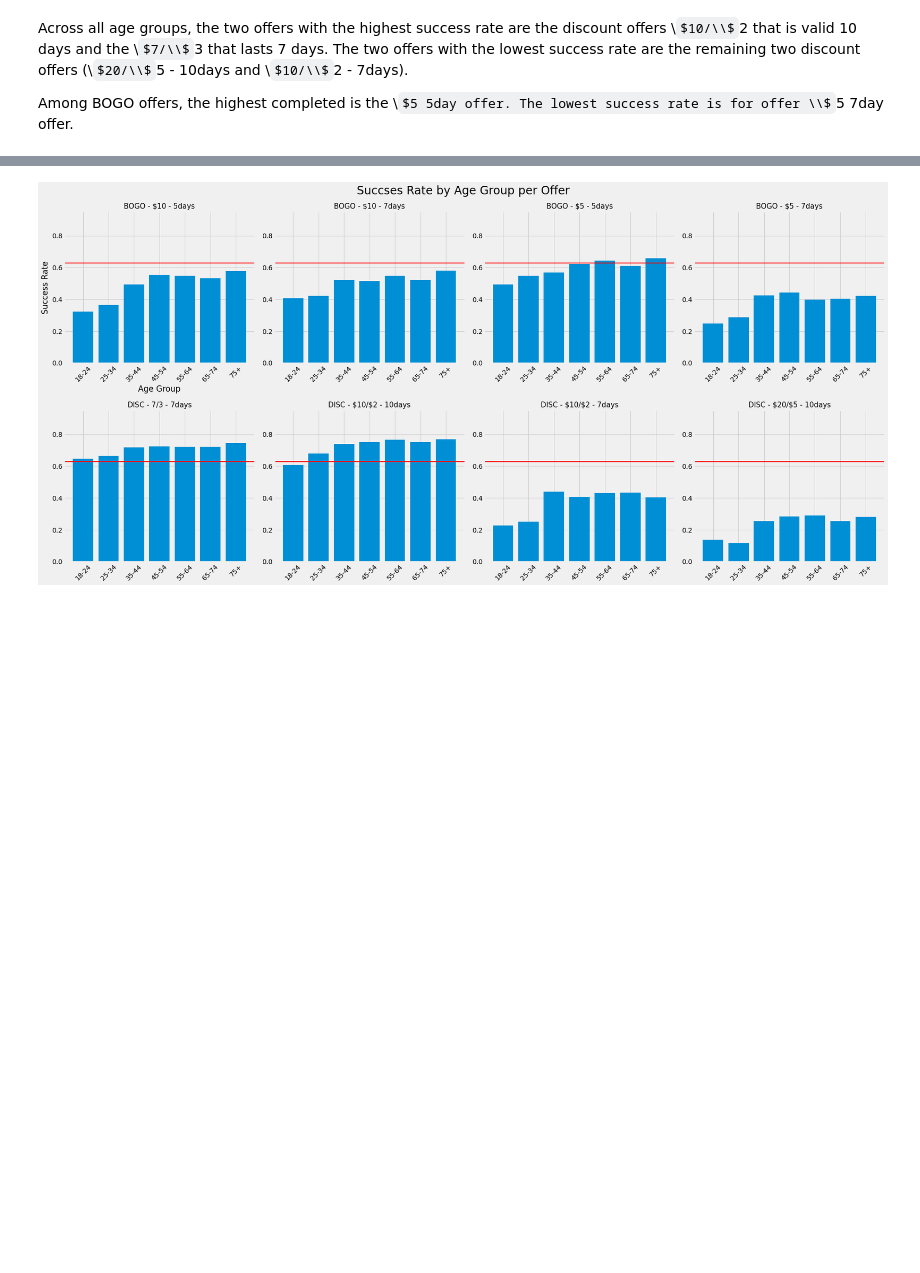
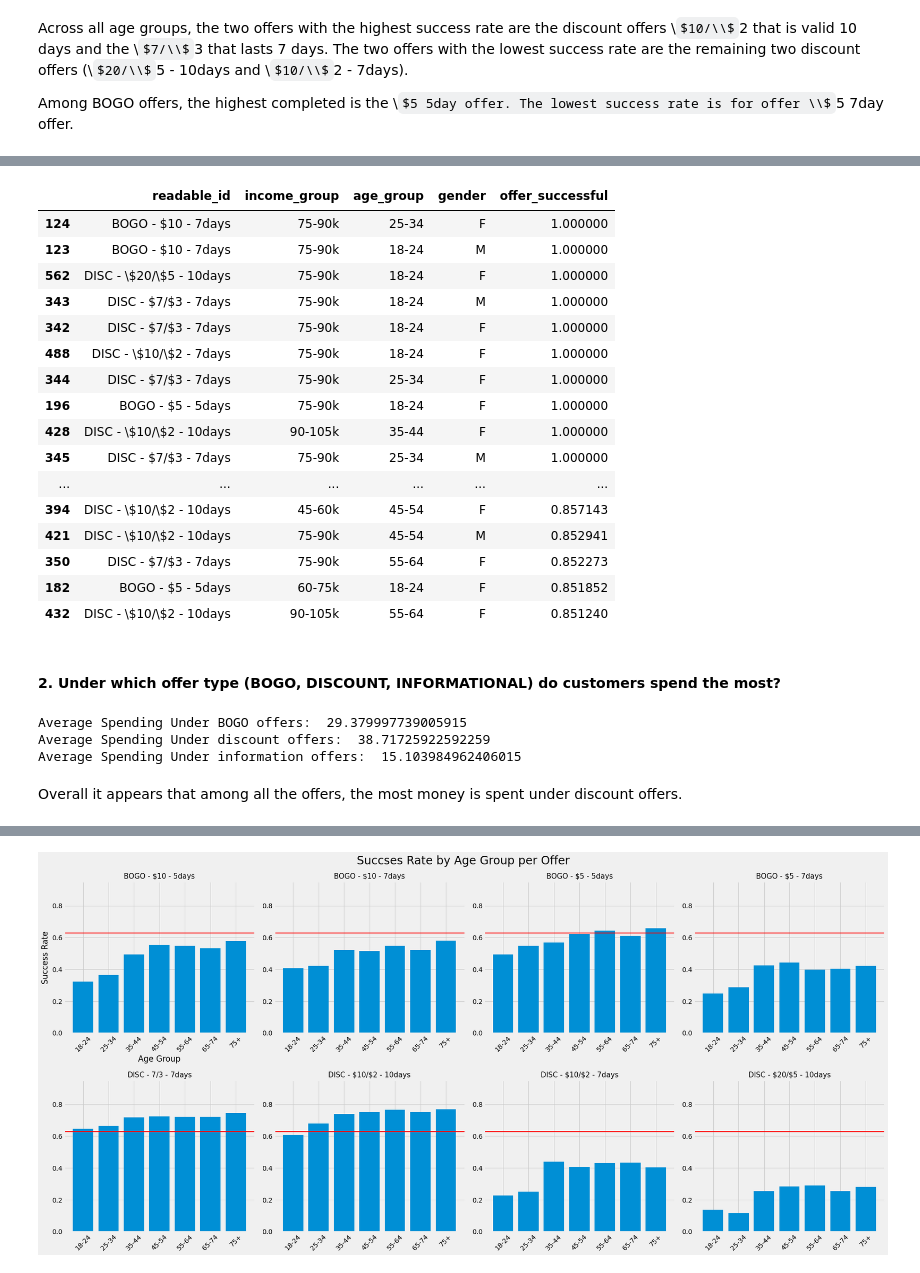
Before and after one commit to jnish23/Starbucks-Capstone, a Jupyter notebook: Starbucks_Capstone_notebook.ipynb, the cells around one changed output, grey strips where cells are left out. Drawn from its saved outputs; the diff is of its cells as text; code cells hidden in the pictures; some formulas as TeX source; blank space fills up the shorter version.

```diff
--- a/Starbucks_Capstone_notebook.ipynb
+++ b/Starbucks_Capstone_notebook.ipynb
@@ -801,0 +886,22 @@ Among BOGO offers, the highest completed is the \\$5 5day offer. The lowest succ
+# %%
+bogo_disc_offers.loc[bogo_disc_offers['gender']!='O'].groupby(['readable_id', 'income_group', 'age_group', 'gender'])['offer_successful'].mean().reset_index().sort_values('offer_successful', ascending=False).head(30)
+# %% [output]
+|  | readable_id | income_group | age_group | gender | offer_successful |
+| 124 | BOGO - $10 - 7days | 75-90k | 25-34 | F | 1.000000 |
+| 123 | BOGO - $10 - 7days | 75-90k | 18-24 | M | 1.000000 |
+| 562 | DISC - \$20/\$5 - 10days | 75-90k | 18-24 | F | 1.000000 |
+| 343 | DISC - $7/$3 - 7days | 75-90k | 18-24 | M | 1.000000 |
+| 342 | DISC - $7/$3 - 7days | 75-90k | 18-24 | F | 1.000000 |
+| 488 | DISC - \$10/\$2 - 7days | 75-90k | 18-24 | F | 1.000000 |
+| 344 | DISC - $7/$3 - 7days | 75-90k | 25-34 | F | 1.000000 |
+| 196 | BOGO - $5 - 5days | 75-90k | 18-24 | F | 1.000000 |
+| 428 | DISC - \$10/\$2 - 10days | 90-105k | 35-44 | F | 1.000000 |
+| 345 | DISC - $7/$3 - 7days | 75-90k | 25-34 | M | 1.000000 |
+| ... | ... | ... | ... | ... | ... |
+| 394 | DISC - \$10/\$2 - 10days | 45-60k | 45-54 | F | 0.857143 |
+| 421 | DISC - \$10/\$2 - 10days | 75-90k | 45-54 | M | 0.852941 |
+| 350 | DISC - $7/$3 - 7days | 75-90k | 55-64 | F | 0.852273 |
+| 182 | BOGO - $5 - 5days | 60-75k | 18-24 | F | 0.851852 |
+| 432 | DISC - \$10/\$2 - 10days | 90-105k | 55-64 | F | 0.851240 |
+# %% [markdown]
+#### 2. Under which offer type (BOGO, DISCOUNT, INFORMATIONAL) do customers spend the most?
@@ -801,0 +914,14 @@ Among BOGO offers, the highest completed is the \\$5 5day offer. The lowest succ
+# %%
+avg_bogo_spending = bogo_offers['amt_spent_under_offer'].mean()
+avg_discount_spending = discount_offers['amt_spent_under_offer'].mean()
+avg_info_spending = info_offers['amt_spent_under_offer'].mean()
+
+print('Average Spending Under BOGO offers: ', avg_bogo_spending)
+print('Average Spending Under discount offers: ', avg_discount_spending)
+print('Average Spending Under information offers: ', avg_info_spending)
+# %% [output]
+Average Spending Under BOGO offers:  29.379997739005915
+Average Spending Under discount offers:  38.71725922592259
+Average Spending Under information offers:  15.103984962406015
+# %% [markdown]
+Overall it appears that among all the offers, the most money is spent under discount offers.
```
Also changed, not shown: parts of 14 cells of this notebook.
